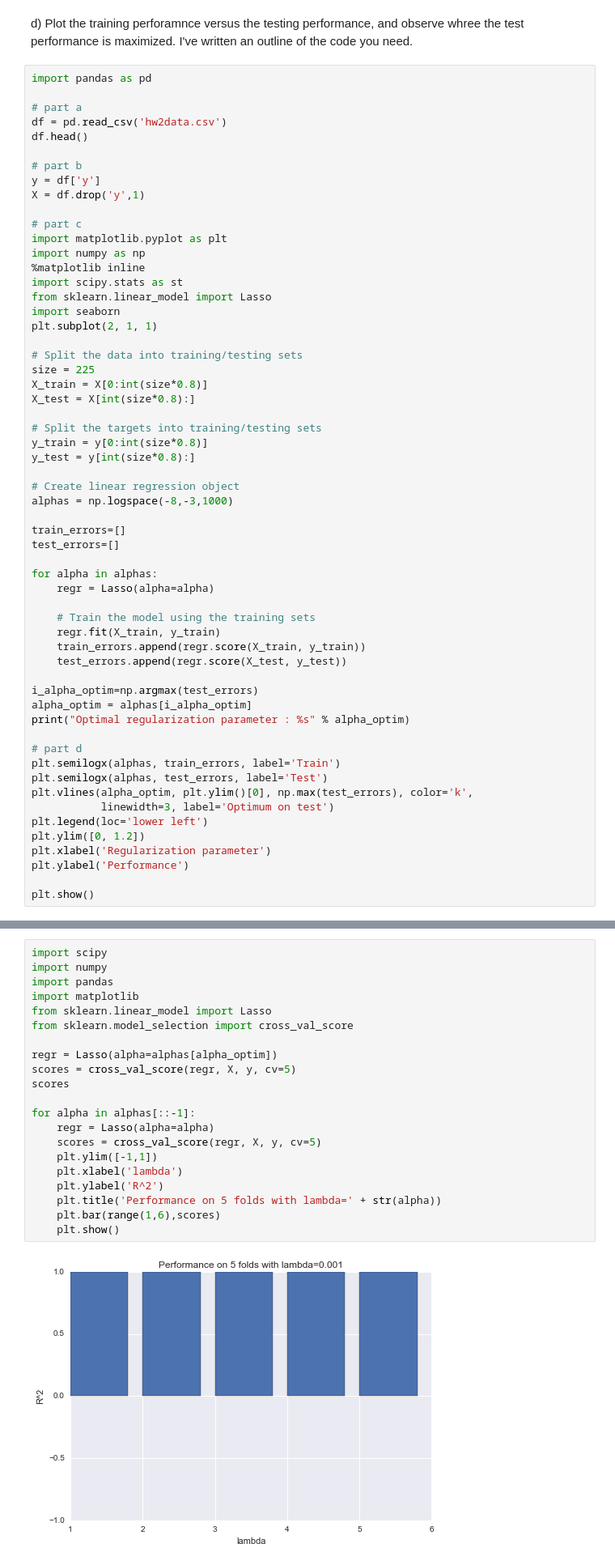
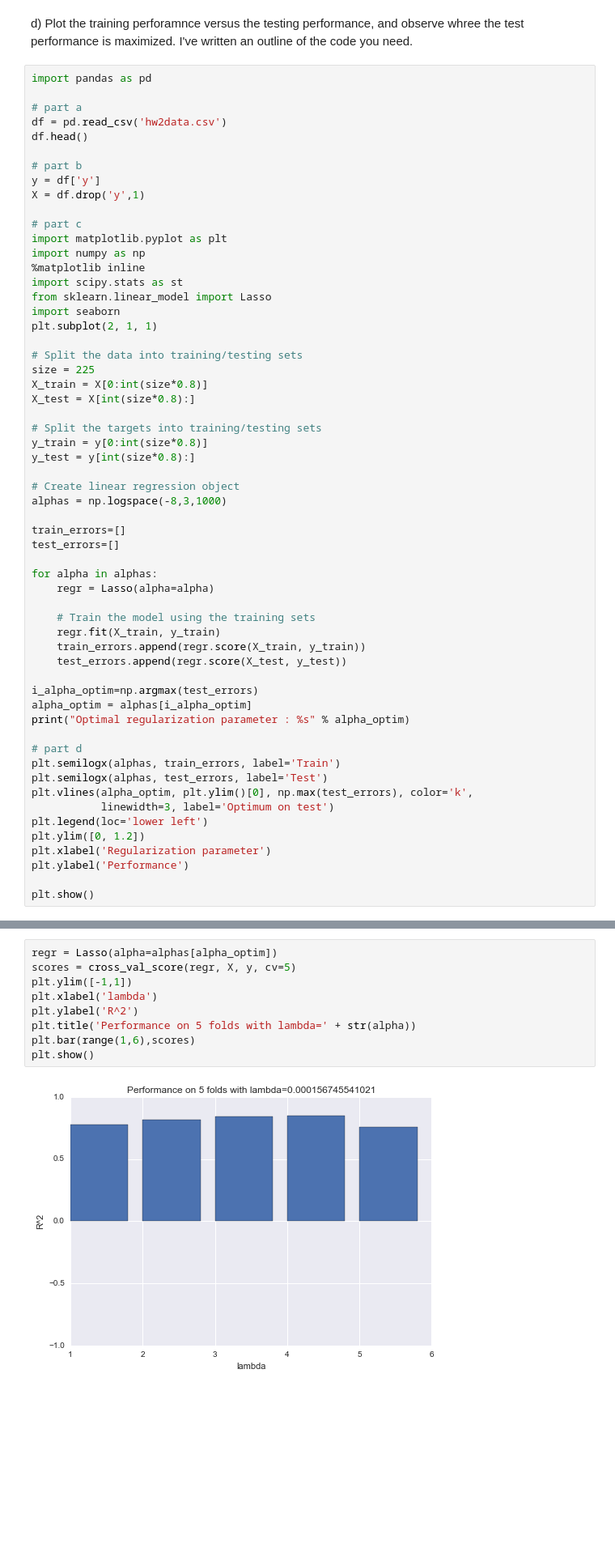
Before and after one commit to Columbia-Intro-Data-Science/python-introduction-rdpunjabi, a Jupyter notebook: Homework 2 - Regularization with Lasso .ipynb, the cells around one changed output, grey strips where cells are left out. Shown at 81% size. Drawn from its saved outputs; the diff is of its cells as text; blank space fills up the shorter version.

```diff
--- a/Homework 2 - Regularization with Lasso .ipynb
+++ b/Homework 2 - Regularization with Lasso .ipynb
@@ -60,7 +60,7 @@ y_train = y[0:int(size*0.8)]
 y_test = y[int(size*0.8):]
 
 # Create linear regression object
-alphas = np.logspace(-8,-3,1000)
+alphas = np.logspace(-8,3,1000)
 
 train_errors=[]
 test_errors=[]
@@ -129,23 +141,11 @@ results. Does the model work well on all random subsets?
 # %%
-import scipy
-import numpy
-import pandas
-import matplotlib
-from sklearn.linear_model import Lasso
-from sklearn.model_selection import cross_val_score
-
 regr = Lasso(alpha=alphas[alpha_optim])
 scores = cross_val_score(regr, X, y, cv=5)
-scores
-
-for alpha in alphas[::-1]:
-    regr = Lasso(alpha=alpha)
-    scores = cross_val_score(regr, X, y, cv=5)
-    plt.ylim([-1,1])
-    plt.xlabel('lambda')
-    plt.ylabel('R^2')
-    plt.title('Performance on 5 folds with lambda=' + str(alpha))
-    plt.bar(range(1,6),scores)
-    plt.show()
+plt.ylim([-1,1])
+plt.xlabel('lambda')
+plt.ylabel('R^2')
+plt.title('Performance on 5 folds with lambda=' + str(alpha))
+plt.bar(range(1,6),scores)
+plt.show()
 # %% [output]
-[figure, old version]
+[figure, new version]
```
Also changed, not shown: parts of 8 cells of this notebook.
